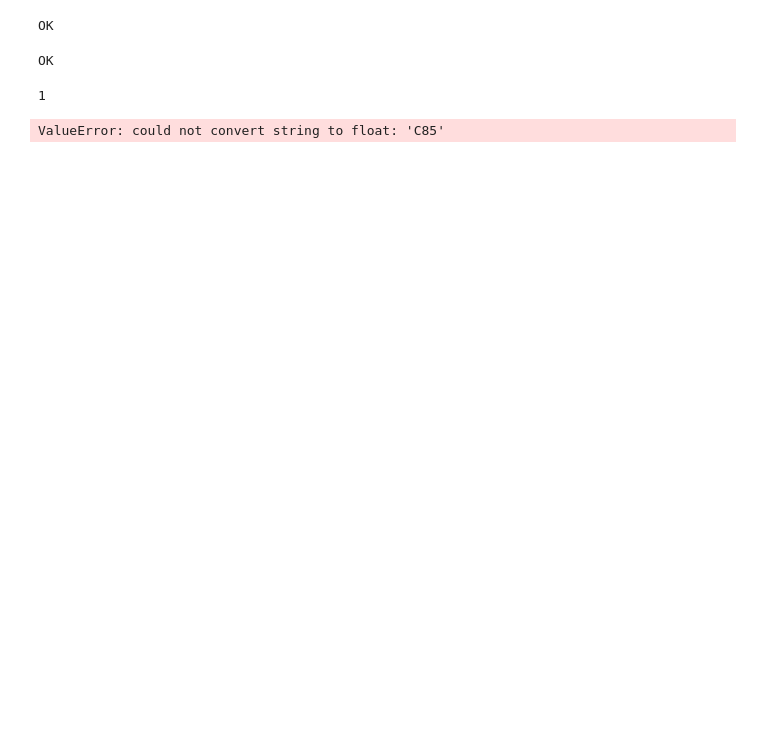
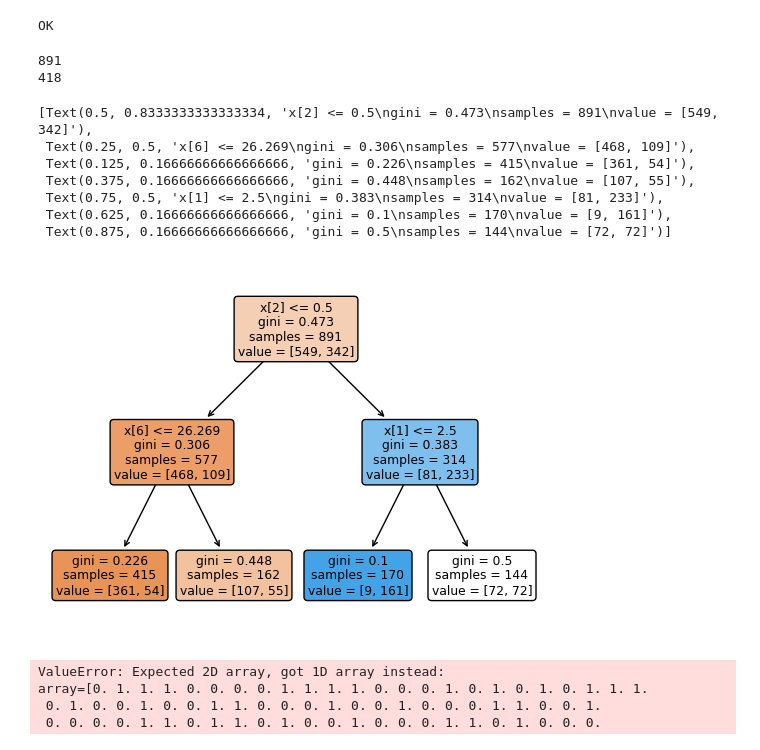
Before and after one commit to GMgoes/data-science-kaggle, a Jupyter notebook: notebook8867a5e9d9-titanicshipwreck.ipynb, the cells around one changed output. Saved outputs shown, nothing was run; the diff lists cells and outputs as text; code cells hidden in the pictures; blank space fills up the shorter version.

Commit message:
Kaggle Notebook | notebook8867a5e9d9-titanicshipwreck | Version 2

```diff
--- a/notebook8867a5e9d9-titanicshipwreck.ipynb
+++ b/notebook8867a5e9d9-titanicshipwreck.ipynb
@@ -10,27 +11,60 @@ OK
 # %%
 #Getting the dataset
 df = pd.read_csv('/kaggle/input/titanic/train.csv');
+df_test = pd.read_csv('/kaggle/input/titanic/test.csv')
+print(len(df))
+print(len(df_test))
 # where we have masculine and feminine, we change it to 0 and 1, respectively
 df = df.replace(to_replace = "male", value = 0);
 df = df.replace(to_replace = "female", value = 1);
-#survived = sorted(Counter(df['Survived']).items()); # Training data: 0 => 549 Deceased, 1 => 342 Survived
+df = df.replace(to_replace = "C", value = 0);
+df = df.replace(to_replace = "Q", value = 1);
+df = df.replace(to_replace = "S", value = 2);
+df = df.fillna(0, inplace = False);
+df_test = df_test.replace(to_replace = "male", value = 0);
+df_test = df_test.replace(to_replace = "female", value = 1);
+df_test = df_test.replace(to_replace = "C", value = 0);
+df_test = df_test.replace(to_replace = "Q", value = 1);
+df_test = df_test.replace(to_replace = "S", value = 2);
+df_test = df_test.fillna(0, inplace = False);
+
+# survived = sorted(Counter(df['Survived']).items()); # Training data: 0 => 549 Deceased, 1 => 342 Survived
 Y = df['Survived']; # we save the column that informs if the passenger survived or not
-X = df.drop(columns = ['Survived', 'Name','Ticket']); # we removed the column of names, Ticket identification and whether or not it survived
-booths = X['Cabin'].unique();
-print('OK');
+X_train = df.drop(columns = ['Survived', 'Name','Ticket', 'Cabin']); # we removed the column of names, Ticket identification and whether or not it survived
+X_test = df_test.drop(columns = ['Name','Ticket', 'Cabin']);
+#booths = X['Cabin'].unique();
+#booths = booths.tolist();
+#print('OK');
 # %% [output]
-OK
+891
+418
 # %%
 #for element in X['Cabin']:
-#    index = booths.index(element);
-#    if(index == -1):
-#        index = 0;
-#   X['Cabin'][element] = index;
-print(booths.index('C85'))
+    #print(element)
+    #index = booths.index(element);
+    #if(index == -1):
+        #index = 0;
+    #X['Cabin'][element] = index;
+#print(booths.index('C85'))
-# %% [output]
-1
 # %%
-clf = tree.DecisionTreeClassifier();
+clf = tree.DecisionTreeClassifier(max_depth = 2);
 clf = clf.fit(X, Y);
+tree.plot_tree(clf, filled = True, rounded = True)
 # %% [output]
-ValueError: could not convert string to float: 'C85'
+[Text(0.5, 0.8333333333333334, 'x[2] <= 0.5\ngini = 0.473\nsamples = 891\nvalue = [549, 342]'),
+ Text(0.25, 0.5, 'x[6] <= 26.269\ngini = 0.306\nsamples = 577\nvalue = [468, 109]'),
+ Text(0.125, 0.16666666666666666, 'gini = 0.226\nsamples = 415\nvalue = [361, 54]'),
+ Text(0.375, 0.16666666666666666, 'gini = 0.448\nsamples = 162\nvalue = [107, 55]'),
+ Text(0.75, 0.5, 'x[1] <= 2.5\ngini = 0.383\nsamples = 314\nvalue = [81, 233]'),
+ Text(0.625, 0.16666666666666666, 'gini = 0.1\nsamples = 170\nvalue = [9, 161]'),
+ Text(0.875, 0.16666666666666666, 'gini = 0.5\nsamples = 144\nvalue = [72, 72]')]
+[figure, added]
+# %%
+predict = clf.predict(X_test)
+accuracy = accuracy_score(predict, X_test)
+print(f'Accuracy: {accuracy}')
+# %% [output]
+ValueError: Expected 2D array, got 1D array instead:
+array=[0. 1. 1. 1. 0. 0. 0. 0. 1. 1. 1. 1. 0. 0. 0. 1. 0. 1. 0. 1. 0. 1. 1. 1.
+ 0. 1. 0. 0. 1. 0. 0. 1. 1. 0. 0. 0. 1. 0. 0. 1. 0. 0. 0. 1. 1. 0. 0. 1.
+ 0. 0. 0. 0. 1. 1. 0. 1. 1. 0. 1. 0. 0. 1. 0. 0. 0. 1. 1. 0. 1. 0. 0. 0.
```
Also changed, not shown: parts of 1 cell of this notebook.
